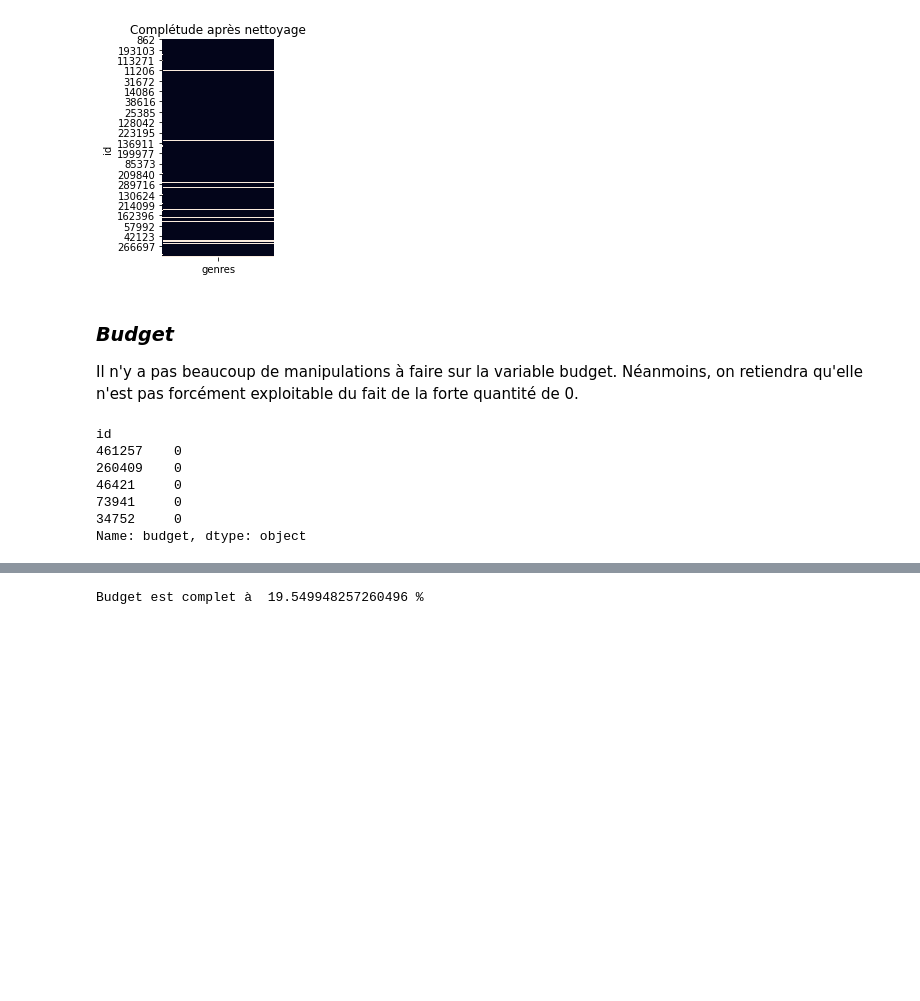
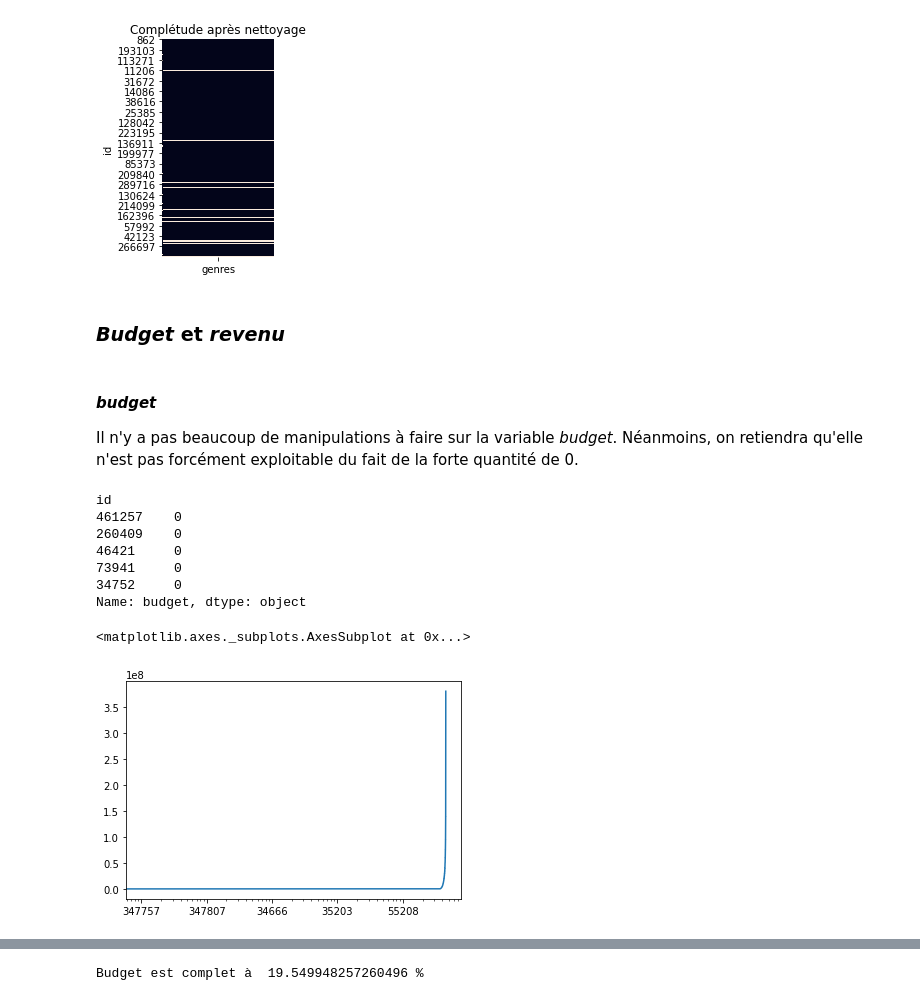
Before and after one commit to marie-ganon/Projet-Python-S1, a Jupyter notebook: Scraping_nettoyage.ipynb, the cells around one changed output, grey strips where cells are left out. Drawn from its saved outputs; the diff is of its cells as text; code cells hidden in the pictures; blank space fills up the shorter version.

Commit message:
Mise à jour revenue

```diff
--- a/Scraping_nettoyage.ipynb
+++ b/Scraping_nettoyage.ipynb
@@ -691,10 +691,11 @@ print('Genres est complet à ',(1-len(df.genres[df.genres.isnull()])/len(df.genr
 # %% [output]
 Genres est complet à  94.63416782262148 %
 [figure]
+# %% [markdown]
+### *Budget* et *revenu*
 # %% [markdown]
-### *Budget*
-
-Il n'y a pas beaucoup de manipulations à faire sur la variable budget. Néanmoins, on retiendra qu'elle n'est pas forcément exploitable du fait de la forte quantité de 0.
+#### *budget*
+Il n'y a pas beaucoup de manipulations à faire sur la variable *budget*. Néanmoins, on retiendra qu'elle n'est pas forcément exploitable du fait de la forte quantité de 0.
 # %%
 print(df.budget.sort_values().head())
 df.budget = df.budget.astype(float)
@@ -706,3 +707,8 @@ id
 73941     0
 34752     0
 Name: budget, dtype: object
+# %%
+df.budget.sort_values().plot(logx=True,logy=False)
+# %% [output]
+<matplotlib.axes._subplots.AxesSubplot at 0x...>
+[figure, added]
```
Also changed, not shown: parts of 16 cells of this notebook.
